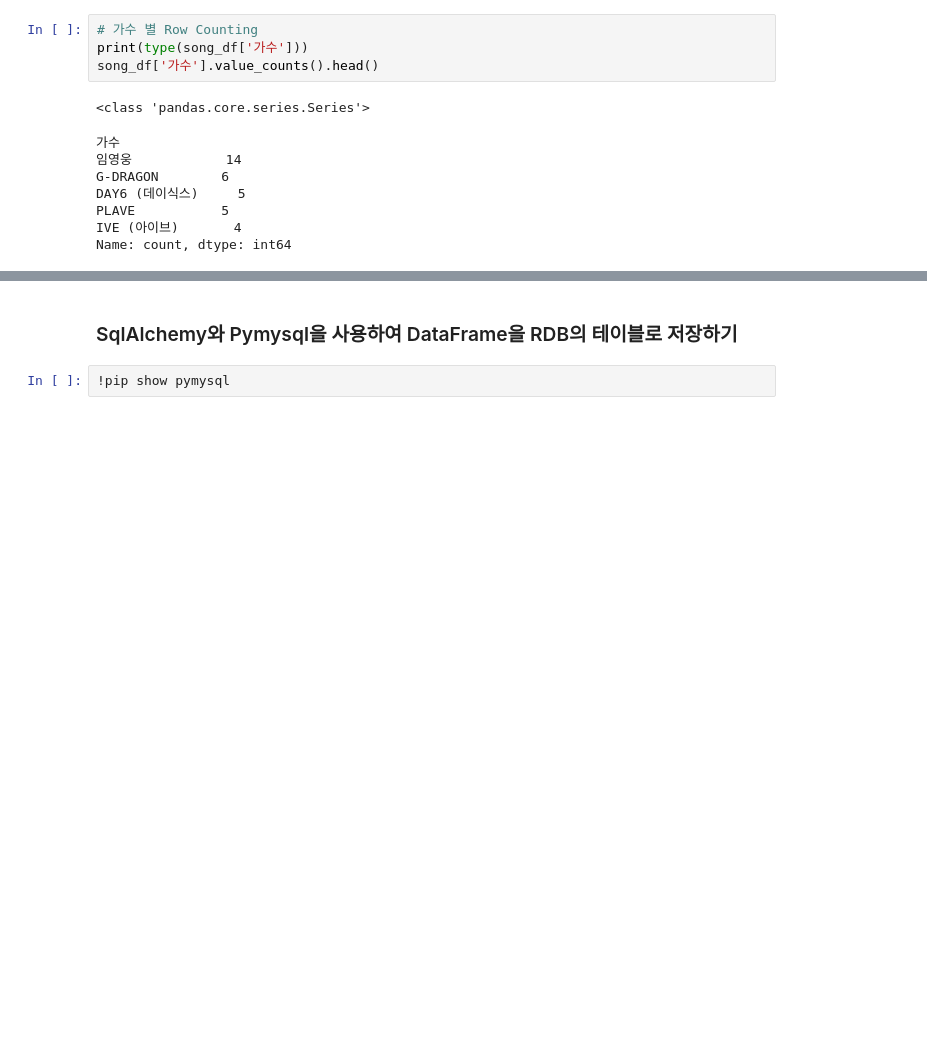
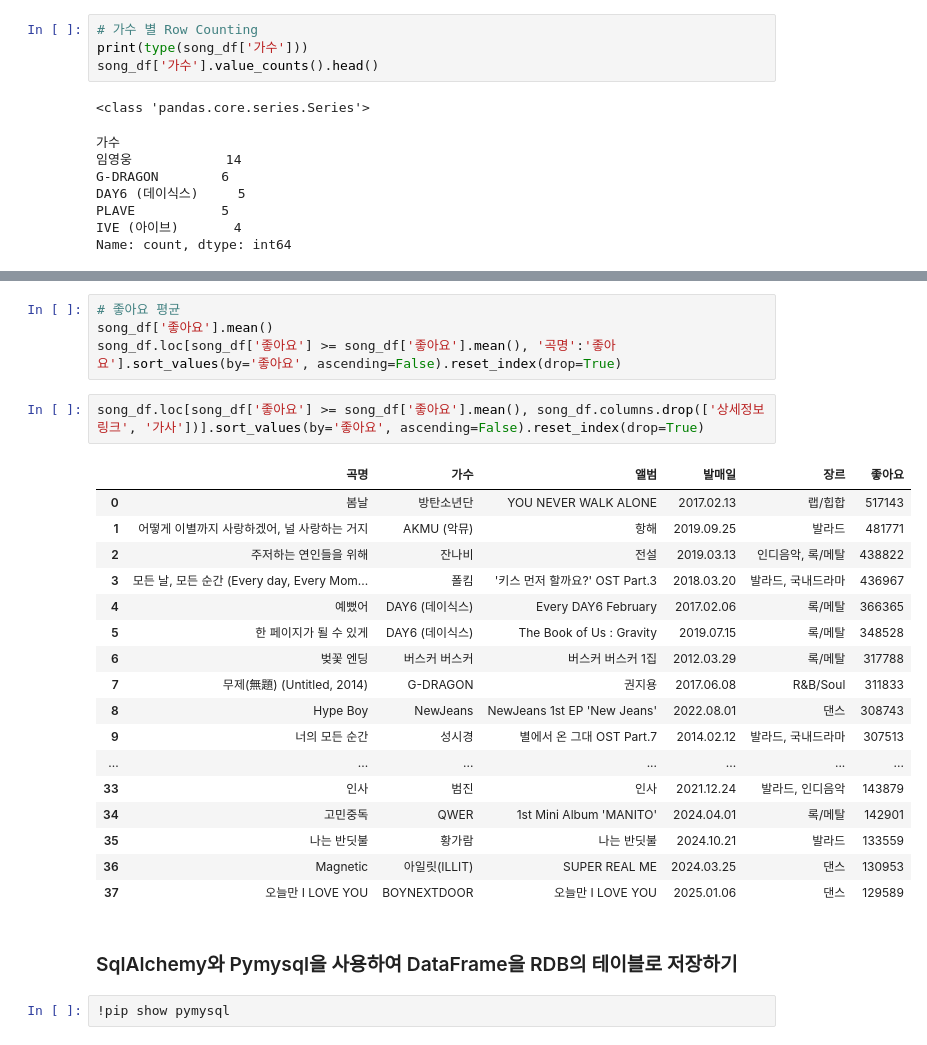
Before and after one commit to Ahn-TaeKyung/Python_Webscraping_Analysis, a Jupyter notebook: 04.Melon100차트_데이터파싱_DB저장.ipynb, the cells around one changed output, grey strips where cells are left out. Drawn from its saved outputs; the diff is of its cells as text; blank space fills up the shorter version.

```diff
--- a/04.Melon100차트_데이터파싱_DB저장.ipynb
+++ b/04.Melon100차트_데이터파싱_DB저장.ipynb
@@ -221,3 +263,27 @@ array(['G-DRAGON', 'IVE (아이브)', '황가람', 'aespa', '로제 (ROSÉ)', 'P
+# %%
+# 좋아요 평균
+song_df['좋아요'].mean()
+song_df.loc[song_df['좋아요'] >= song_df['좋아요'].mean(), '곡명':'좋아요'].sort_values(by='좋아요', ascending=False).reset_index(drop=True)
+# %%
+song_df.loc[song_df['좋아요'] >= song_df['좋아요'].mean(), song_df.columns.drop(['상세정보 링크', '가사'])].sort_values(by='좋아요', ascending=False).reset_index(drop=True)
+# %% [output]
+|  | 곡명 | 가수 | 앨범 | 발매일 | 장르 | 좋아요 |
+| 0 | 봄날 | 방탄소년단 | YOU NEVER WALK ALONE | 2017.02.13 | 랩/힙합 | 517143 |
+| 1 | 어떻게 이별까지 사랑하겠어, 널 사랑하는 거지 | AKMU (악뮤) | 항해 | 2019.09.25 | 발라드 | 481771 |
+| 2 | 주저하는 연인들을 위해 | 잔나비 | 전설 | 2019.03.13 | 인디음악, 록/메탈 | 438822 |
+| 3 | 모든 날, 모든 순간 (Every day, Every Mom... | 폴킴 | '키스 먼저 할까요?' OST Part.3 | 2018.03.20 | 발라드, 국내드라마 | 436967 |
+| 4 | 예뻤어 | DAY6 (데이식스) | Every DAY6 February | 2017.02.06 | 록/메탈 | 366365 |
+| 5 | 한 페이지가 될 수 있게 | DAY6 (데이식스) | The Book of Us : Gravity | 2019.07.15 | 록/메탈 | 348528 |
+| 6 | 벚꽃 엔딩 | 버스커 버스커 | 버스커 버스커 1집 | 2012.03.29 | 록/메탈 | 317788 |
+| 7 | 무제(無題) (Untitled, 2014) | G-DRAGON | 권지용 | 2017.06.08 | R&B/Soul | 311833 |
+| 8 | Hype Boy | NewJeans | NewJeans 1st EP 'New Jeans' | 2022.08.01 | 댄스 | 308743 |
+| 9 | 너의 모든 순간 | 성시경 | 별에서 온 그대 OST Part.7 | 2014.02.12 | 발라드, 국내드라마 | 307513 |
+| ... | ... | ... | ... | ... | ... | ... |
+| 33 | 인사 | 범진 | 인사 | 2021.12.24 | 발라드, 인디음악 | 143879 |
+| 34 | 고민중독 | QWER | 1st Mini Album 'MANITO' | 2024.04.01 | 록/메탈 | 142901 |
+| 35 | 나는 반딧불 | 황가람 | 나는 반딧불 | 2024.10.21 | 발라드 | 133559 |
+| 36 | Magnetic | 아일릿(ILLIT) | SUPER REAL ME | 2024.03.25 | 댄스 | 130953 |
+| 37 | 오늘만 I LOVE YOU | BOYNEXTDOOR | 오늘만 I LOVE YOU | 2025.01.06 | 댄스 | 129589 |
 # %% [markdown]
 ### SqlAlchemy와 Pymysql을 사용하여 DataFrame을 RDB의 테이블로 저장하기
 # %%
```
Also changed, not shown: parts of 8 cells of this notebook.
